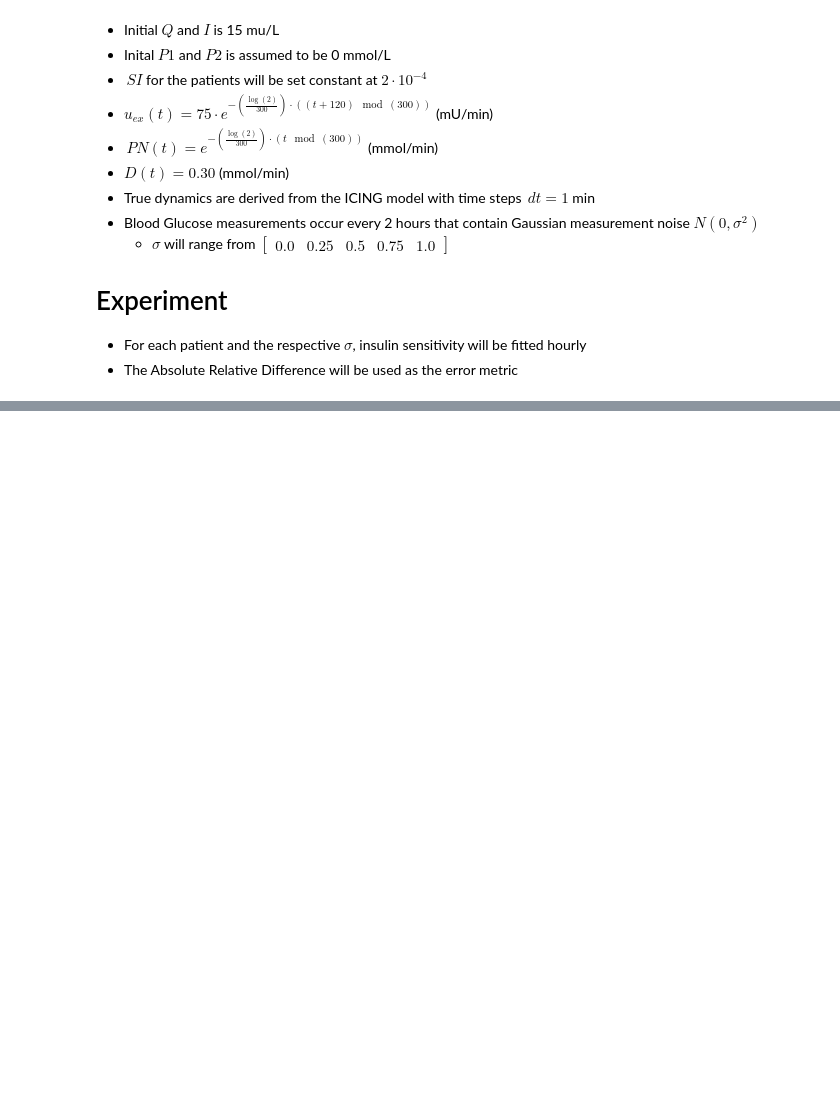
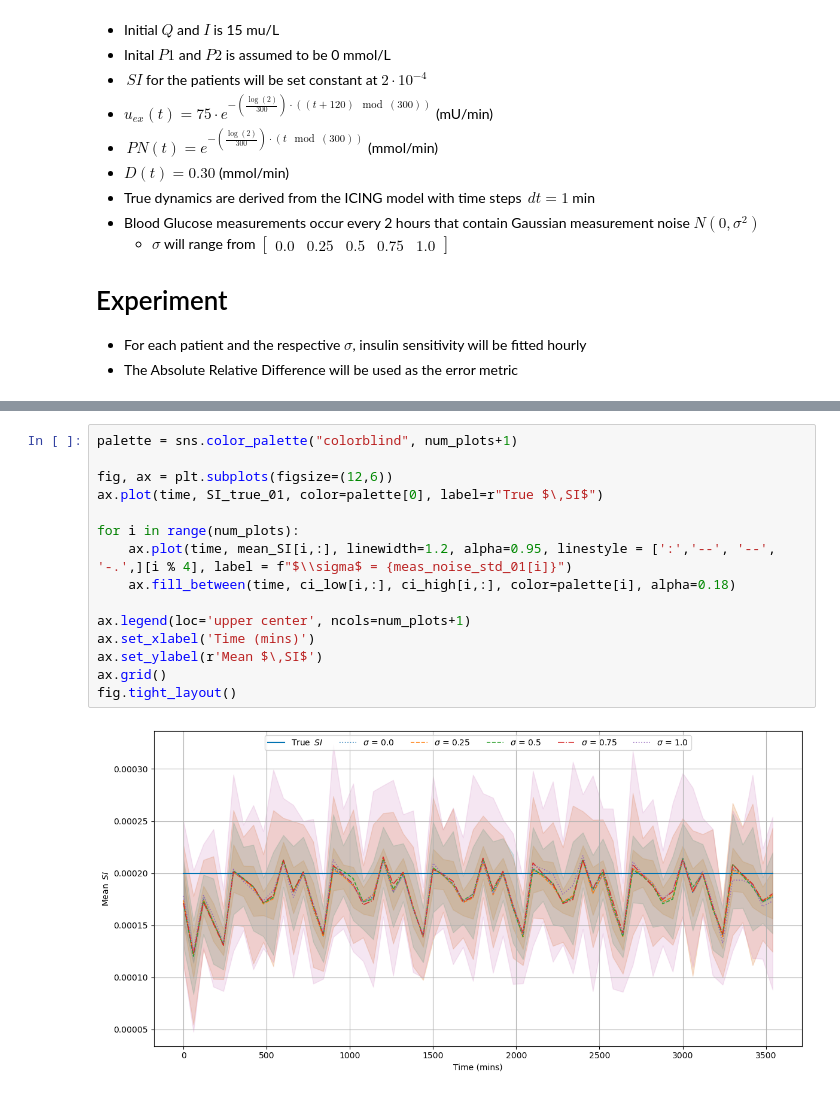
Before and after one commit to mlmulv/Thesis-Code, a Jupyter notebook: notebooks/01_Integral_Estimation.ipynb, the cells around one changed output, grey strips where cells are left out. Cells and saved outputs as stored; diff of their text form; blank space fills up the shorter version.

```diff
--- a/notebooks/01_Integral_Estimation.ipynb
+++ b/notebooks/01_Integral_Estimation.ipynb
@@ -66,0 +70,17 @@ fig.tight_layout()
+# %%
+palette = sns.color_palette("colorblind", num_plots+1)
+
+fig, ax = plt.subplots(figsize=(12,6))
+ax.plot(time, SI_true_01, color=palette[0], label=r"True $\,SI$")
+
+for i in range(num_plots):
+    ax.plot(time, mean_SI[i,:], linewidth=1.2, alpha=0.95, linestyle = [':','--', '--', '-.',][i % 4], label = f"$\\sigma$ = {meas_noise_std_01[i]}")
+    ax.fill_between(time, ci_low[i,:], ci_high[i,:], color=palette[i], alpha=0.18)
+
+ax.legend(loc='upper center', ncols=num_plots+1)
+ax.set_xlabel('Time (mins)')
+ax.set_ylabel(r'Mean $\,SI$')
+ax.grid()
+fig.tight_layout()
+# %% [output]
+[figure, added]
```
Also changed, not shown: parts of 4 cells of this notebook, 11 other files.
